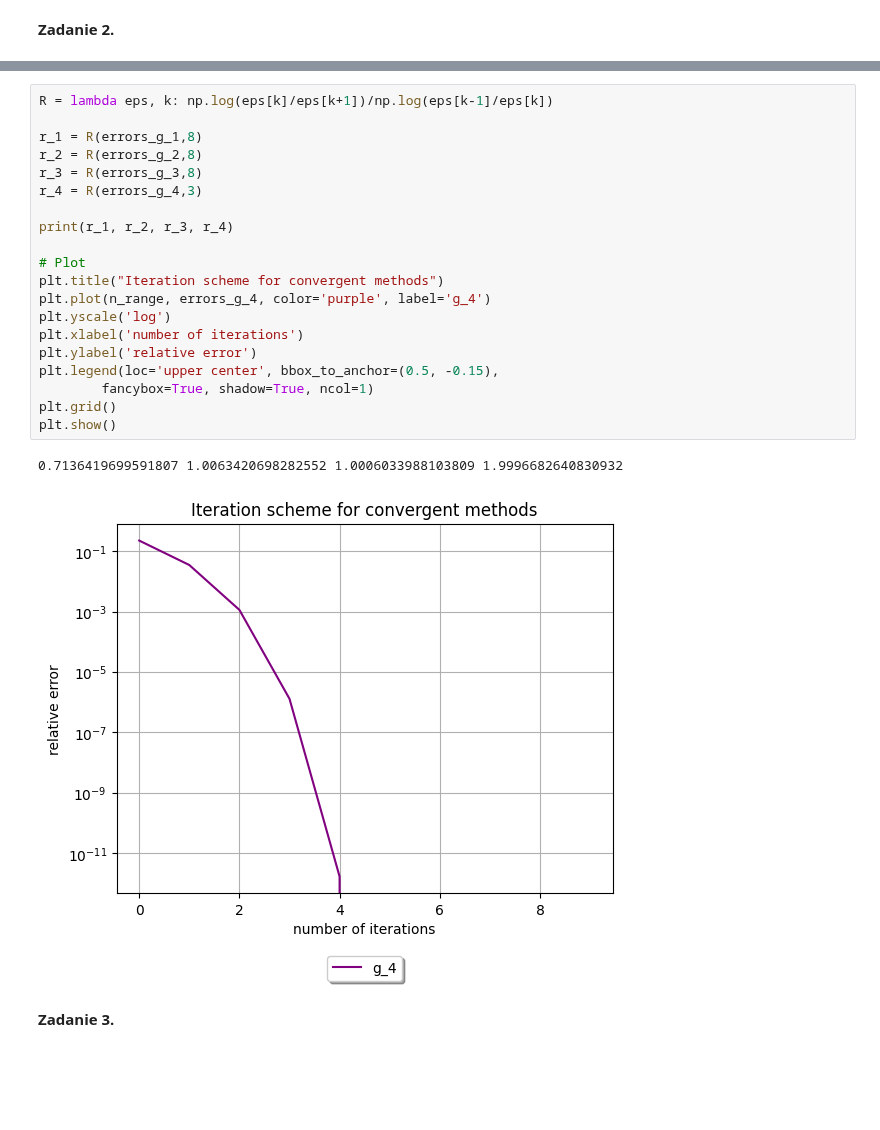
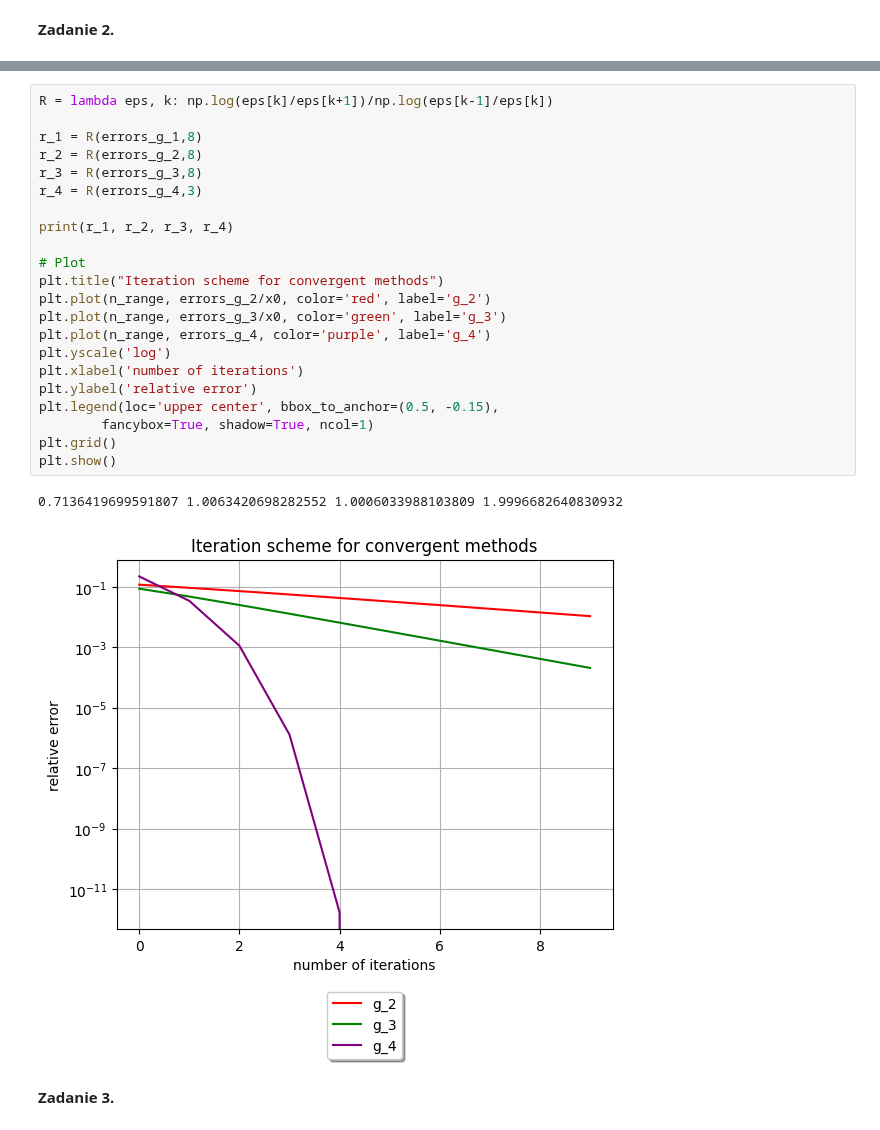
Before and after one commit to baramundi666/Computation-Methods-for-Science-and-Technology, a Jupyter notebook: lab-8/main.ipynb, the cells around one changed output, grey strips where cells are left out. Drawn from its saved outputs; the diff is of its cells as text; blank space fills up the shorter version.

```diff
--- a/lab-8/main.ipynb
+++ b/lab-8/main.ipynb
@@ -90,26 +90,28 @@ plt.show()
 # %%
 R = lambda eps, k: np.log(eps[k]/eps[k+1])/np.log(eps[k-1]/eps[k])
 
 r_1 = R(errors_g_1,8)
 r_2 = R(errors_g_2,8)
 r_3 = R(errors_g_3,8)
 r_4 = R(errors_g_4,3)
 
 print(r_1, r_2, r_3, r_4)
 
 # Plot
 plt.title("Iteration scheme for convergent methods")
+plt.plot(n_range, errors_g_2/x0, color='red', label='g_2')
+plt.plot(n_range, errors_g_3/x0, color='green', label='g_3')
 plt.plot(n_range, errors_g_4, color='purple', label='g_4')
 plt.yscale('log')
 plt.xlabel('number of iterations')
 plt.ylabel('relative error')
 plt.legend(loc='upper center', bbox_to_anchor=(0.5, -0.15),
         fancybox=True, shadow=True, ncol=1)
 plt.grid()
 plt.show()
 # %% [output]
 0.7136419699591807 1.0063420698282552 1.0006033988103809 1.9996682640830932
-[figure, old version]
+[figure, new version]
 # %% [markdown]
 **Zadanie 3.**
 # %%
```
Also changed, not shown: parts of 2 cells of this notebook, 15 other files.
